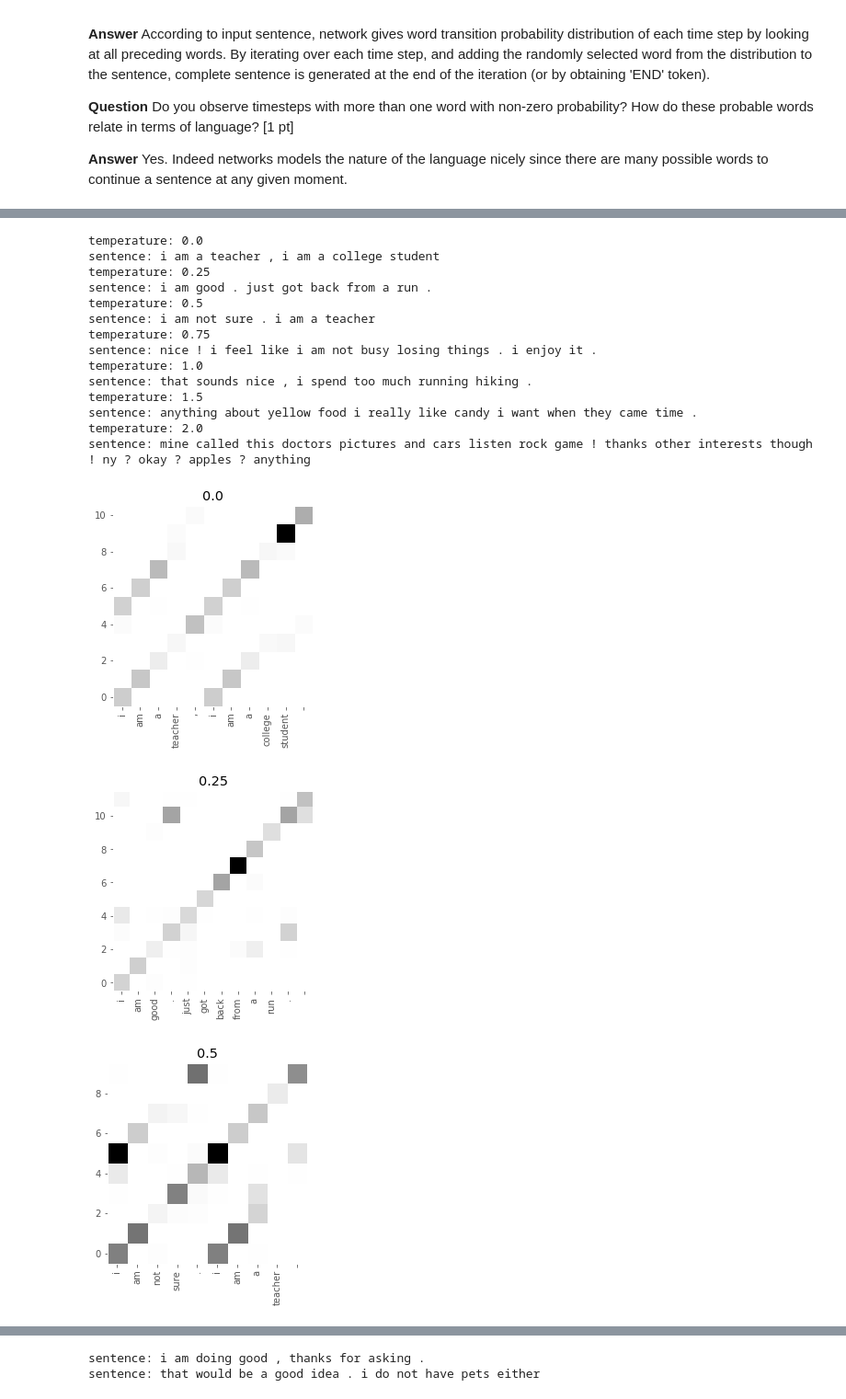
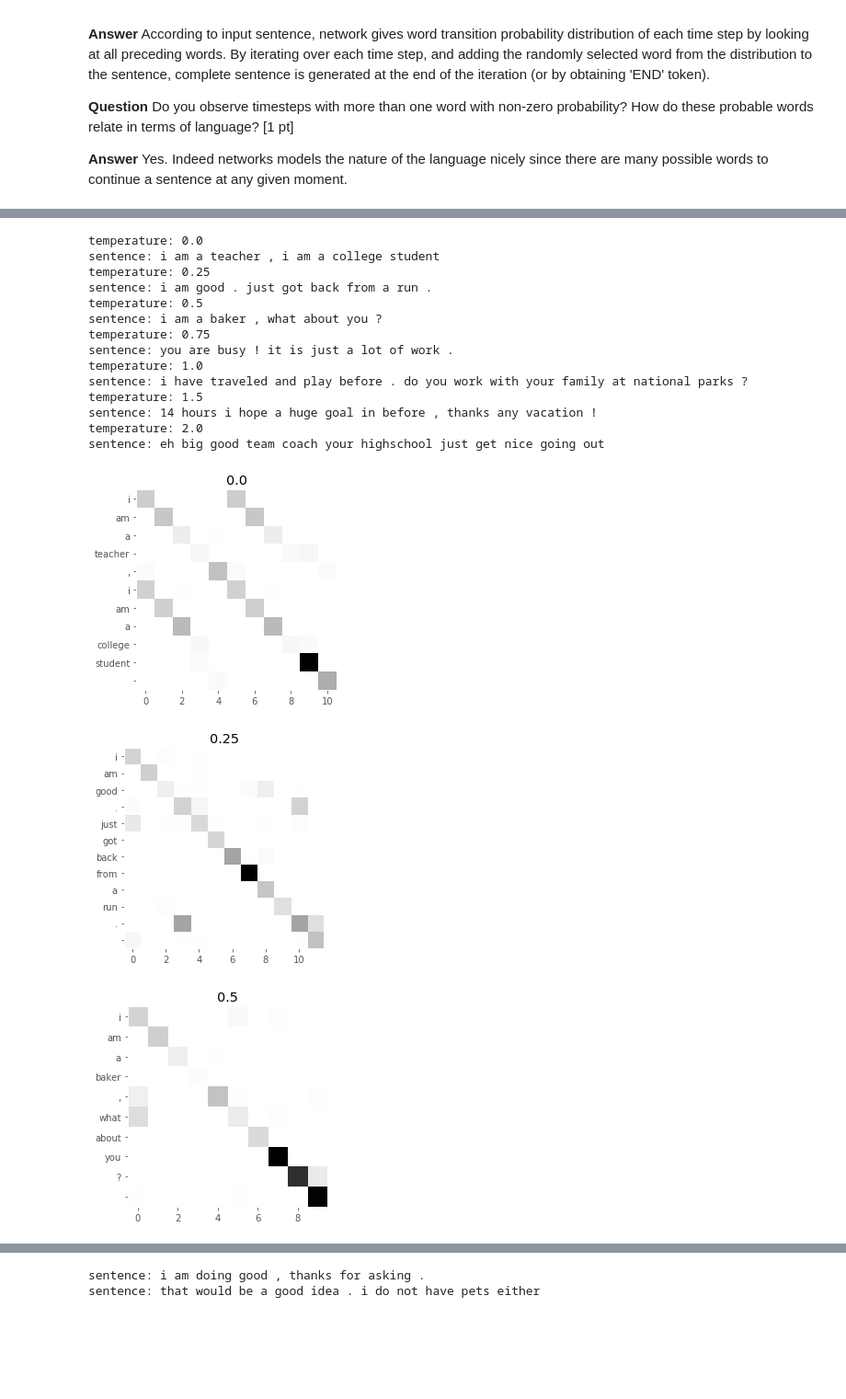
Before and after one commit to serifsonerserbest/ANN, a Jupyter notebook: miniproject2_ChatBot.ipynb, the cells around one changed output, grey strips where cells are left out. Shown at 92% size. Cells and saved outputs as stored; diff of their text form; code cells hidden in the pictures; blank space fills up the shorter version.

```diff
--- a/miniproject2_ChatBot.ipynb
+++ b/miniproject2_ChatBot.ipynb
@@ -696,7 +697,7 @@ def sample(preds, temperature=1.):
     probas = np.random.multinomial(1, preds, 1)
     return np.argmax(probas)
 
-def generate(model, temperature = 1.):
+def generate(model, temperature = 1., print_sentence = True):
     token_list = np.zeros((1, maxlen - 1)).astype('int32')
     next_token = 1 # 'START'
     token_list[0,0] = next_token
@@ -712,7 +713,7 @@ def generate(model, temperature = 1.):
 
     sentence = tokenlisttosentence(token_list.squeeze())
     #print("token list:", token_list)
-    print("sentence:", sentence)
+    if print_sentence: print("sentence:", sentence)
 
     return token_list, sentence, pred_list
 # %%
@@ -743,33 +744,33 @@ sentence: london where is pizza london or history too ! i love baseball , 7 year
 # %%
 # generate heatmap for sentences for each temperature
 
 temperatures = [0., 0.25, 0.5, 0.75, 1., 1.5, 2.]
 for i, temperature in enumerate(temperatures):
     print('temperature:', temperature)
     tl, s, pl = generate(GRU256model, temperature)
     word_num = len(s.split()) + 1
     x = pl[:,tl[:,1:word_num + 1]]
 
     plt.figure()
     plt.imshow(x.squeeze(), cmap='Greys')
-    plt.gca().invert_yaxis()
-    plt.xticks(np.arange(word_num), s.split(), rotation='vertical');
+    #plt.gca().invert_xaxis()
+    plt.yticks(np.arange(word_num), s.split());
     plt.title(temperature)
 # %% [output]
 temperature: 0.0
 sentence: i am a teacher , i am a college student
 temperature: 0.25
 sentence: i am good . just got back from a run .
 temperature: 0.5
-sentence: i am not sure . i am a teacher
+sentence: i am a baker , what about you ?
 temperature: 0.75
-sentence: nice ! i feel like i am not busy losing things . i enjoy it .
+sentence: you are busy ! it is just a lot of work .
 temperature: 1.0
-sentence: that sounds nice , i spend too much running hiking .
+sentence: i have traveled and play before . do you work with your family at national parks ?
 temperature: 1.5
-sentence: anything about yellow food i really like candy i want when they came time .
+sentence: 14 hours i hope a huge goal in before , thanks any vacation !
 temperature: 2.0
-sentence: mine called this doctors pictures and cars listen rock game ! thanks other interests though ! ny ? okay ? apples ? anything
+sentence: eh big good team coach your highschool just get nice going out
-[figure, old version]
+[figure, new version]
-[figure, old version]
+[figure, new version]
-[figure, old version]
+[figure, new version]
```
Also changed, not shown: parts of 18 cells of this notebook.
